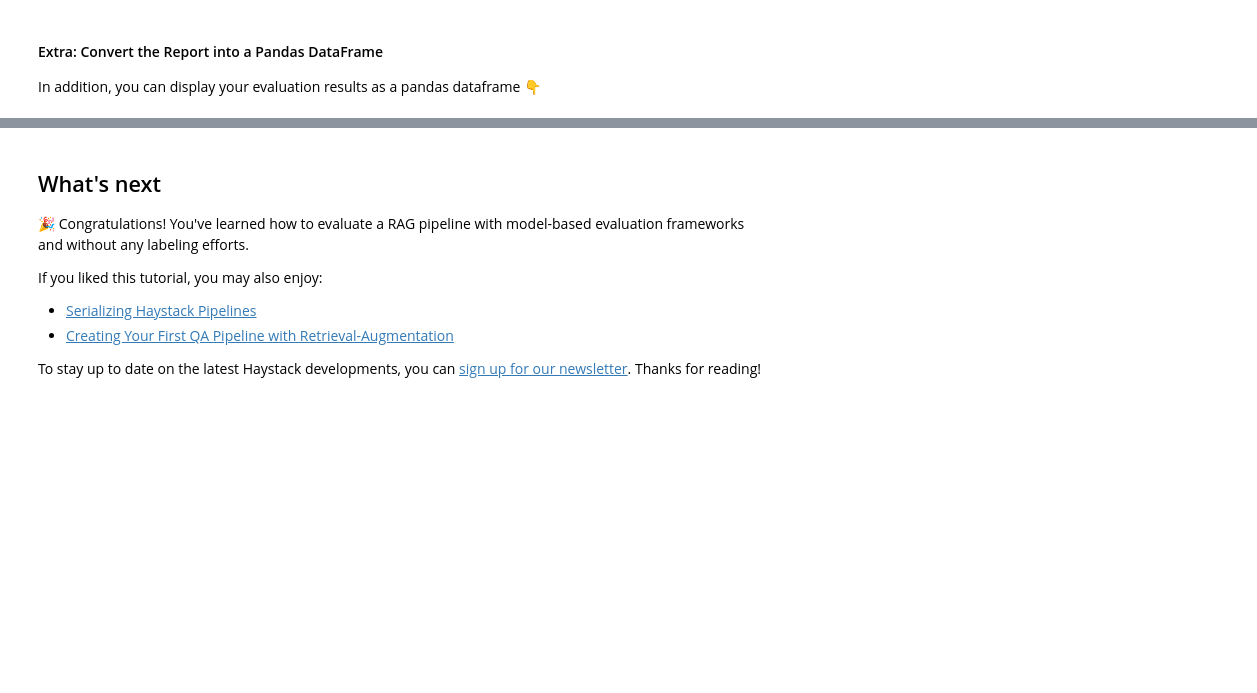
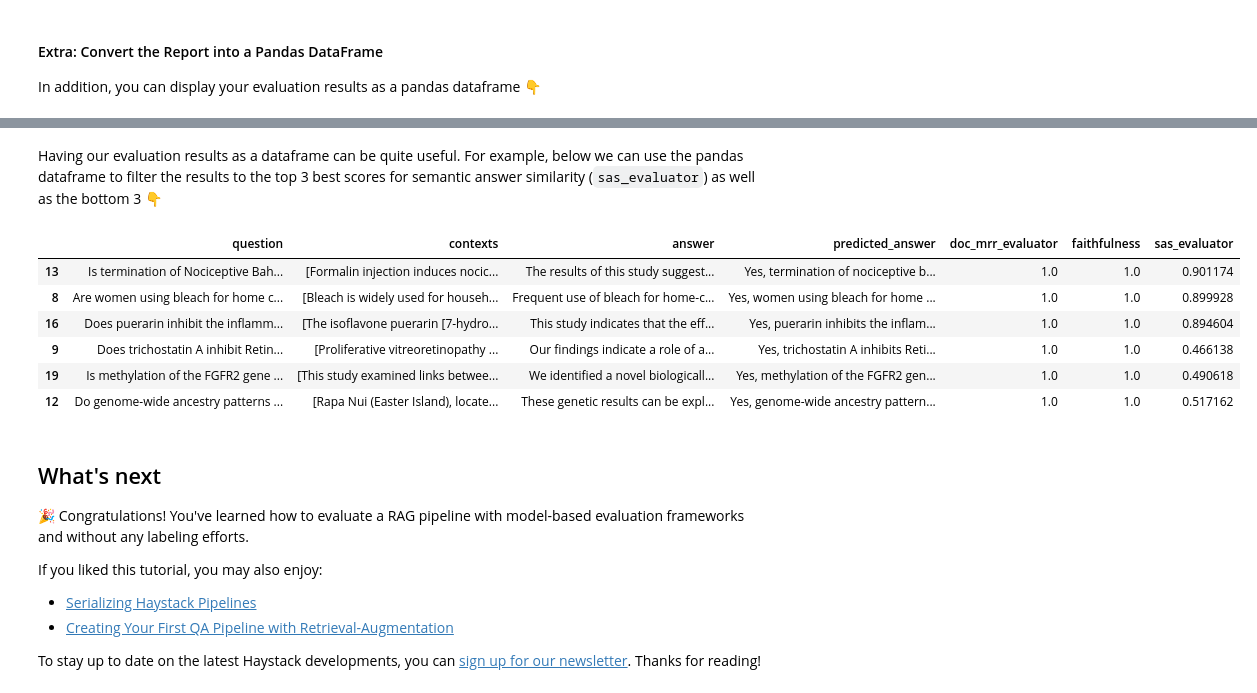
Before and after one commit to deepset-ai/haystack-tutorials, a Jupyter notebook: tutorials/35_Evaluating_RAG_Pipelines.ipynb, the cells around one changed output, grey strips where cells are left out. Cells and saved outputs as stored; diff of their text form; code cells hidden in the pictures; blank space fills up the shorter version.

```diff
--- a/tutorials/35_Evaluating_RAG_Pipelines.ipynb
+++ b/tutorials/35_Evaluating_RAG_Pipelines.ipynb
@@ -312,3 +361,19 @@ results_df
+# %% [markdown]
+Having our evaluation results as a dataframe can be quite useful. For example, below we can use the pandas dataframe to filter the results to the top 3 best scores for semantic answer similarity (`sas_evaluator`) as well as the bottom 3 👇
+# %%
+import pandas as pd
+
+top_3 = results_df.nlargest(3, 'sas_evaluator')
+bottom_3 = results_df.nsmallest(3, 'sas_evaluator')
+pd.concat([top_3, bottom_3])
+# %% [output]
+|  | question | contexts | answer | predicted_answer | doc_mrr_evaluator | faithfulness | sas_evaluator |
+| 13 | Is termination of Nociceptive Bah... | [Formalin injection induces nocic... | The results of this study suggest... | Yes, termination of nociceptive b... | 1.0 | 1.0 | 0.901174 |
+| 8 | Are women using bleach for home c... | [Bleach is widely used for househ... | Frequent use of bleach for home-c... | Yes, women using bleach for home ... | 1.0 | 1.0 | 0.899928 |
+| 16 | Does puerarin inhibit the inflamm... | [The isoflavone puerarin [7-hydro... | This study indicates that the eff... | Yes, puerarin inhibits the inflam... | 1.0 | 1.0 | 0.894604 |
+| 9 | Does trichostatin A inhibit Retin... | [Proliferative vitreoretinopathy ... | Our findings indicate a role of a... | Yes, trichostatin A inhibits Reti... | 1.0 | 1.0 | 0.466138 |
+| 19 | Is methylation of the FGFR2 gene ... | [This study examined links betwee... | We identified a novel biologicall... | Yes, methylation of the FGFR2 gen... | 1.0 | 1.0 | 0.490618 |
+| 12 | Do genome-wide ancestry patterns ... | [Rapa Nui (Easter Island), locate... | These genetic results can be expl... | Yes, genome-wide ancestry pattern... | 1.0 | 1.0 | 0.517162 |
 # %% [markdown]
 ## What's next
 
@@ -318,4 +383,4 @@ If you liked this tutorial, you may also enjoy:
 - [Serializing Haystack Pipelines](https://haystack.deepset.ai/tutorials/29_serializing_pipelines)
 -  [Creating Your First QA Pipeline with Retrieval-Augmentation](https://haystack.deepset.ai/tutorials/27_first_rag_pipeline)
 
-To stay up to date on the latest Haystack developments, you can [sign up for our newsletter](https://landing.deepset.ai/haystack-community-updates?utm_campaign=developer-relations&utm_source=moel_based_evaluation). Thanks for reading!
+To stay up to date on the latest Haystack developments, you can [sign up for our newsletter](https://landing.deepset.ai/haystack-community-updates). Thanks for reading!
```
Also changed, not shown: parts of 17 cells of this notebook.
